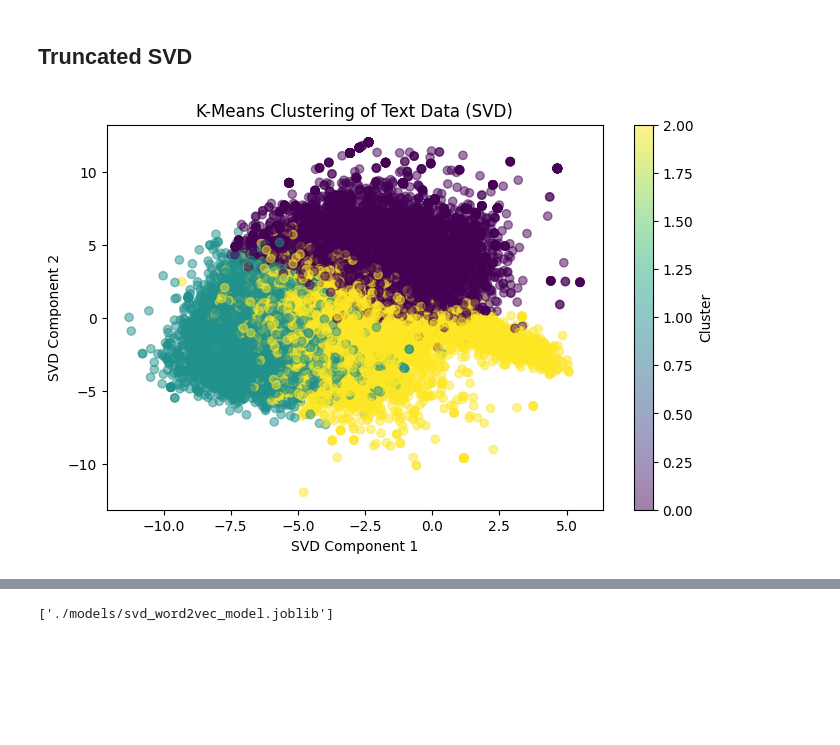
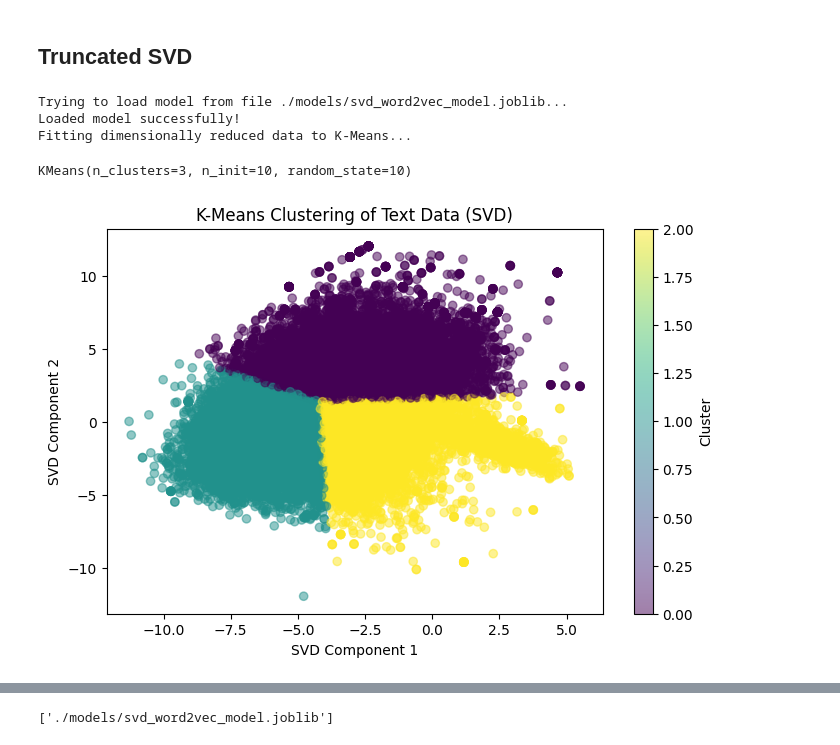
Before and after one commit to Za3tour420/Sentiment-Analysis-Amazon-Reviews-2023-All-Beauty, a Jupyter notebook: GenMinds_MachineLearning_Notebook.ipynb, the cells around one changed output, grey strips where cells are left out. Drawn from its saved outputs; the diff is of its cells as text; code cells hidden in the pictures; blank space fills up the shorter version.

```diff
--- a/GenMinds_MachineLearning_Notebook.ipynb
+++ b/GenMinds_MachineLearning_Notebook.ipynb
@@ -447,3 +529,8 @@ else:
     svd_tfidf_model = TruncatedSVD(n_components=2)
     print("Model created! Training...")
     X_reduced = svd_tfidf_model.fit_transform(X_train)
+
+kmeans_tfidf_model = KMeans(n_clusters=num_clusters, random_state=10, n_init=10)
+print("Fitting dimensionally reduced data to K-Means...")
+# Apply K-Means on dimensionally reduced data
+kmeans_tfidf_model.fit(X_reduced)
@@ -540,10 +670,24 @@ Similar word of 'average': [('terms', 0.5895516872406006), ('adultsized', 0.5560
 # %% [markdown]
 ## Vectorization
 # %%
-# Function to get sentence vector by averaging word vectors
-def get_sentence_vector(sentence, model):
-    # The sentence is a list of tokens (words)
-    words = sentence
+def get_sentence_vector(sentence: Union[str, list], model: Word2Vec) -> np.ndarray:
+    """"
+    Takes a sentence and created a vector of embeddings,
+    this function assumes that the sentence is already
+    pre-processed (e.g. lower text, removed emojis, stopwords, punctuation, etc.).
+
+    Args:
+      sentence: either a list of tokens or a string.
+      model: the Word2Vec model.
+
+    Returns:
+      a numpy array representing the embedding vector
+    """
+
+    if not isinstance(sentence, list):
+        words = sentence.split()
+    else:
+        words = sentence
 
     # Collect word vectors for each word in the sentence
     word_vectors = [model.wv[word] for word in words if word in model.wv]
@@ -556,7 +700,7 @@ def get_sentence_vector(sentence, model):
     return np.mean(word_vectors, axis=0)
 # %%
 # Example: Get the sentence vector for a preprocessed sentence
-sentence = ['love', 'this', 'product']  # Example tokenized sentence
+sentence = ['hate', 'this', 'product']  # Example tokenized sentence
 sentence_vector = get_sentence_vector(sentence, word2vec_model)
 print(sentence_vector)
 # %% [output]
@@ -820,22 +984,35 @@ if not os.path.exists('./models/kmeans_word2vec_model.joblib'):
 ## Truncated SVD
 # %%
 file = './models/svd_word2vec_model.joblib'
+
 if os.path.exists(file):
-    svd_word2vec_model = load_model(file)
+    X_reduced = load_model(file)
 
 else:
     print("Failed to fetch model file. Creating model...")
     svd_word2vec_model = TruncatedSVD(n_components=2)
-    print("Model created! Reducing dimensions...")
+    print("Model created! Training...")
     X_reduced = svd_word2vec_model.fit_transform(X_train)
+
+kmeans_word2vec_model = KMeans(n_clusters=num_clusters, random_state=10, n_init=10)
+print("Fitting dimensionally reduced data to K-Means...")
+# Apply K-Means on dimensionally reduced data
+kmeans_word2vec_model.fit(X_reduced)
+# %% [output]
+Trying to load model from file ./models/svd_word2vec_model.joblib...
+Loaded model successfully!
+Fitting dimensionally reduced data to K-Means...
+KMeans(n_clusters=3, n_init=10, random_state=10)
 # %%
+kmeans_labels = kmeans_word2vec_model.labels_
+
 # Scatter plot of clusters
 plt.figure(figsize=(8, 5))
 plt.scatter(X_reduced[:, 0], X_reduced[:, 1], c=kmeans_labels, cmap='viridis', alpha=0.5)
 plt.xlabel("SVD Component 1")
 plt.ylabel("SVD Component 2")
 plt.title("K-Means Clustering of Text Data (SVD)")
 plt.colorbar(label="Cluster")
 plt.show()
 # %% [output]
-[figure, old version]
+[figure, new version]
```
Also changed, not shown: parts of 41 cells of this notebook, 3 other files.
